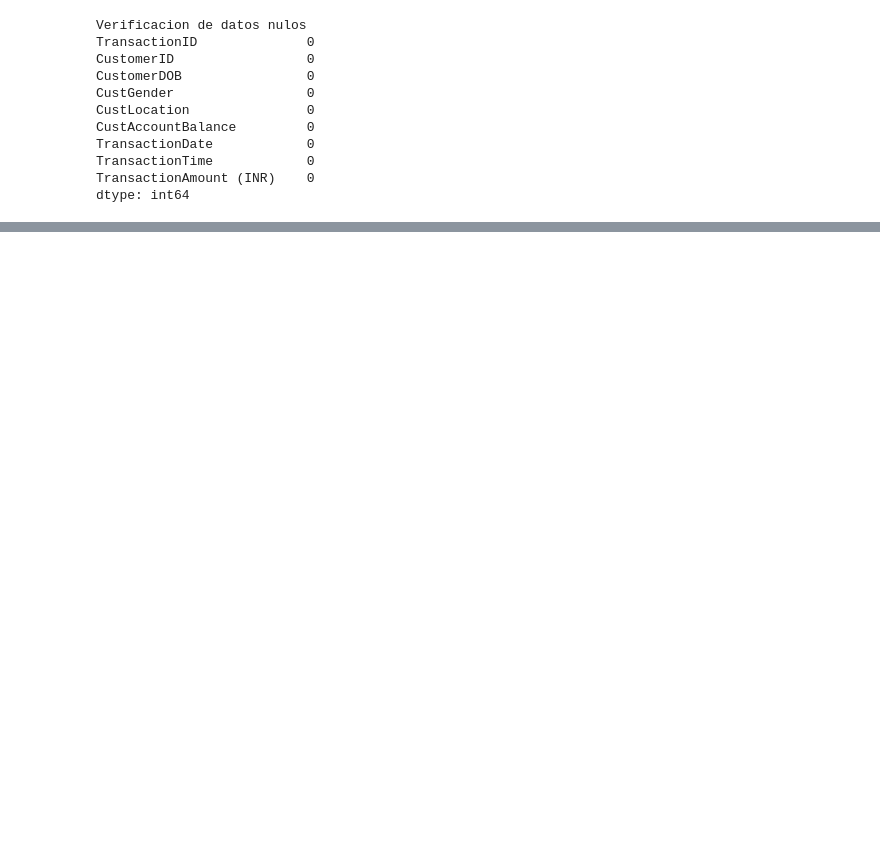
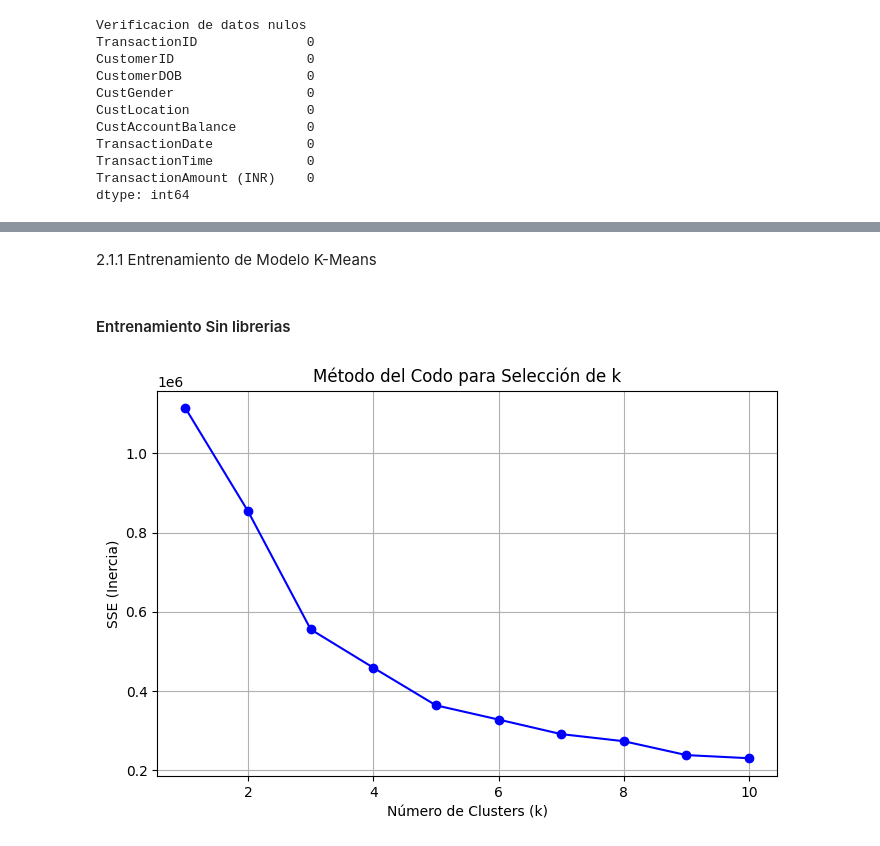
Before and after one commit to JPS4321/Lab4_IA, a Jupyter notebook: Main.ipynb, the cells around one changed output, grey strips where cells are left out. Cells and saved outputs as stored; diff of their text form; code cells hidden in the pictures; blank space fills up the shorter version.

```diff
--- a/Main.ipynb
+++ b/Main.ipynb
@@ -114,0 +165,58 @@ df_head
+# %% [markdown]
+2.1.1 Entrenamiento de Modelo K-Means
+# %% [markdown]
+#### Entrenamiento Sin librerias
+# %%
+import numpy as np
+import matplotlib.pyplot as plt
+
+# Implementación alternativa de K-Means sin librerías externas
+def k_means_custom(X, k, max_iters=100):
+    n_samples = X.shape[0]
+    centroids = X[np.random.choice(n_samples, k, replace=False)]  # Inicializar centroides aleatorios
+
+    for _ in range(max_iters):
+        # Calcular distancias euclidianas
+        distances = np.sqrt(((X[:, np.newaxis] - centroids) ** 2).sum(axis=2))
+
+        # Asignar cada punto al cluster más cercano
+        cluster_assignments = np.argmin(distances, axis=1)
+
+        # Calcular nuevos centroides
+        new_centroids = np.array([X[cluster_assignments == i].mean(axis=0) if np.any(cluster_assignments == i)
+                                  else X[np.random.choice(n_samples)]
+                                  for i in range(k)])
+
+        # Verificar convergencia
+        if np.allclose(centroids, new_centroids):
+            break
+
+        centroids = new_centroids
+
+    # Calcular la inercia (suma de distancias al cuadrado dentro de los clusters)
+    sse = np.sum((X - centroids[cluster_assignments]) ** 2)
+
+    return centroids, cluster_assignments, sse
+
+# Función para aplicar el método del codo y encontrar el número óptimo de clusters
+def elbow_method_custom(X, max_k=10):
+    inertia_scores = []
+    for k in range(1, max_k + 1):
+        _, _, sse = k_means_custom(X, k)
+        inertia_scores.append(sse)
+    return inertia_scores
+
+# Aplicar el método del codo a dos características seleccionadas
+X_selected = df_balanced[['CustAccountBalance', 'TransactionAmount (INR)']].values
+inertia_scores = elbow_method_custom(X_selected, max_k=10)
+
+# Graficar el método del codo
+plt.figure(figsize=(8, 5))
+plt.plot(range(1, len(inertia_scores) + 1), inertia_scores, marker="o", linestyle="-", color="b")
+plt.xlabel("Número de Clusters (k)")
+plt.ylabel("SSE (Inercia)")
+plt.title("Método del Codo para Selección de k")
+plt.grid(True)
+plt.show()
+# %% [output]
+[figure, added]
```
Also changed, not shown: parts of 35 cells of this notebook.
